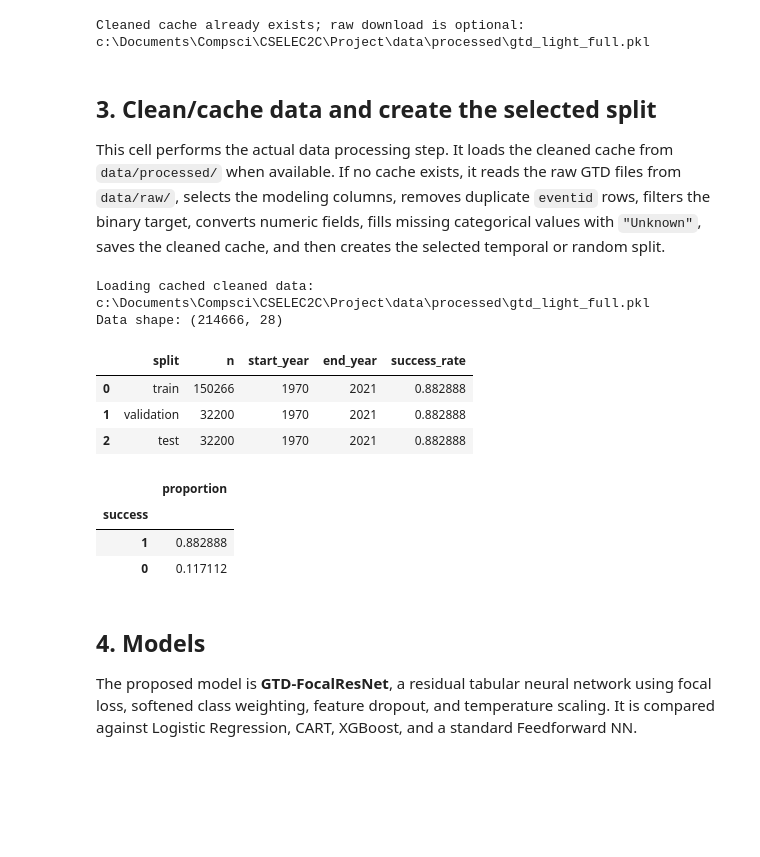
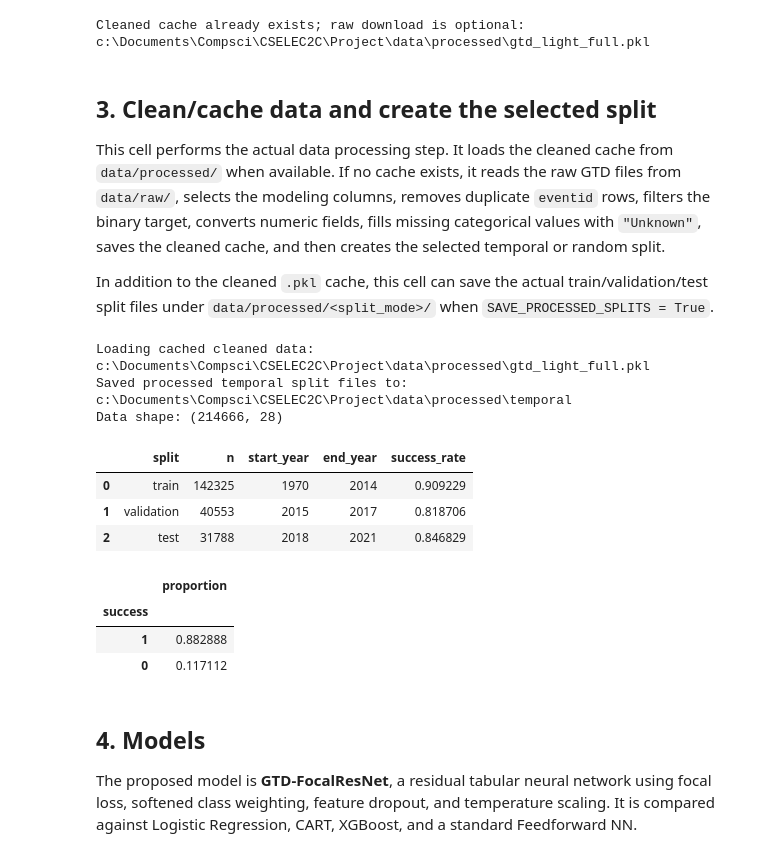
Before and after one commit to Shrxmy/CSELEC2C-FinalProject, a Jupyter notebook: notebooks/3CSD_Group 8_Implementation.ipynb, the cells around one changed output. Drawn from its saved outputs; the diff is of its cells as text; code cells hidden in the pictures; blank space fills up the shorter version.

Commit message:
For Submission

```diff
--- a/notebooks/3CSD_Group 8_Implementation.ipynb
+++ b/notebooks/3CSD_Group 8_Implementation.ipynb
@@ -63,11 +63,12 @@ RANDOM_STATE = 42
 random.seed(RANDOM_STATE); np.random.seed(RANDOM_STATE)
 
 #  Main experiment switches for controlling the flow.
-SPLIT_MODE = "random"             # "temporal" or "random"
-TRAINING_PROFILE = "max"     # "submission" for faster reproducible run, "max" for heavier full-potential run
+SPLIT_MODE = "temporal"             # "temporal" or "random"
+TRAINING_PROFILE = "max"            # "submission" for faster reproducible run, "max" for heavier full-potential run
 USE_SAMPLE = False                  # True for quick checking only
 SAMPLE_NROWS = 5000
 CACHE_DATA = True                   # Saves a cleaned .pkl copy so reruns avoid slow Excel loading
+SAVE_PROCESSED_SPLITS = True        # Saves train/validation/test splits under data/processed/<split_mode>/
 REBUILD_DATA_CACHE = False          # Set True only when raw files/features change
 DOWNLOAD_DATA_IF_MISSING = False    # Set True to try downloading raw GTD files if data/raw is empty
 GTD_MAIN_URL = os.getenv("GTD_MAIN_URL", "https://www.start.umd.edu/system/files/globalterrorismdb_0522dist.xlsx")  # Optional official/direct URL supplied by user
@@ -75,6 +76,8 @@ GTD_SUPP_URL = os.getenv("GTD_SUPP_URL", "https://www.start.umd.edu/system/files
 USE_GPU = True
 RUN_LEARNING_CURVES = True
 RUN_FEATURE_IMPORTANCE = True
+HISTORY_SAMPLE_N = 20000            # max rows used to compute per-epoch train/validation metrics
+HISTORY_SMOOTH_WINDOW = 3           # rolling mean window for cleaner displayed curves
 
 if TRAINING_PROFILE == "max":
     # Heavier settings that use more of the dataset and train models longer.
@@ -293,34 +348,50 @@ Cleaned cache already exists; raw download is optional: c:\Documents\Compsci\CSE
 ## 3. Clean/cache data and create the selected split
 
 This cell performs the actual data processing step. It loads the cleaned cache from `data/processed/` when available. If no cache exists, it reads the raw GTD files from `data/raw/`, selects the modeling columns, removes duplicate `eventid` rows, filters the binary target, converts numeric fields, fills missing categorical values with `"Unknown"`, saves the cleaned cache, and then creates the selected temporal or random split.
+
+In addition to the cleaned `.pkl` cache, this cell can save the actual train/validation/test split files under `data/processed/<split_mode>/` when `SAVE_PROCESSED_SPLITS = True`.
 # %%
 df = load_data()
 num = [c for c in NUM if c in df.columns]
 cat = [c for c in CAT if c in df.columns]
 
 X, y = df[num + cat].copy(), df[TARGET].astype(int).copy()
 
 X_train, X_valid, X_test, y_train, y_valid, y_test = split_data(X, y)
+
+if SAVE_PROCESSED_SPLITS:
+    split_dir = PROCESSED / SPLIT_MODE
+    split_dir.mkdir(parents=True, exist_ok=True)
+    X_train.to_parquet(split_dir / "X_train.parquet", index=False)
+    X_valid.to_parquet(split_dir / "X_valid.parquet", index=False)
+    X_test.to_parquet(split_dir / "X_test.parquet", index=False)
+    y_train.to_frame(TARGET).to_csv(split_dir / "y_train.csv", index=False)
+    y_valid.to_frame(TARGET).to_csv(split_dir / "y_valid.csv", index=False)
+    y_test.to_frame(TARGET).to_csv(split_dir / "y_test.csv", index=False)
+    pd.DataFrame({"numeric_features": pd.Series(num)}).to_csv(split_dir / "numeric_features.csv", index=False)
+    pd.DataFrame({"categorical_features": pd.Series(cat)}).to_csv(split_dir / "categorical_features.csv", index=False)
+    print(f"Saved processed {SPLIT_MODE} split files to: {split_dir}")
 
 summary = pd.DataFrame({
     "split": ["train", "validation", "test"],
     "n": [len(X_train), len(X_valid), len(X_test)],
     "start_year": [int(X_train.iyear.min()), int(X_valid.iyear.min()), int(X_test.iyear.min())],
     "end_year": [int(X_train.iyear.max()), int(X_valid.iyear.max()), int(X_test.iyear.max())],
     "success_rate": [y_train.mean(), y_valid.mean(), y_test.mean()],
 })
 
 print("Data shape:", df.shape)
 
 display(summary)
 display(y.value_counts(normalize=True).rename("proportion").to_frame())
 # %% [output]
 Loading cached cleaned data: c:\Documents\Compsci\CSELEC2C\Project\data\processed\gtd_light_full.pkl
+Saved processed temporal split files to: c:\Documents\Compsci\CSELEC2C\Project\data\processed\temporal
 Data shape: (214666, 28)
 |  | split | n | start_year | end_year | success_rate |
-| 0 | train | 150266 | 1970 | 2021 | 0.882888 |
-| 1 | validation | 32200 | 1970 | 2021 | 0.882888 |
-| 2 | test | 32200 | 1970 | 2021 | 0.882888 |
+| 0 | train | 142325 | 1970 | 2014 | 0.909229 |
+| 1 | validation | 40553 | 2015 | 2017 | 0.818706 |
+| 2 | test | 31788 | 2018 | 2021 | 0.846829 |
 |  | proportion |
 | success |  |
 | 1 | 0.882888 |
```
Also changed, not shown: parts of 11 cells of this notebook, 10 other files.
